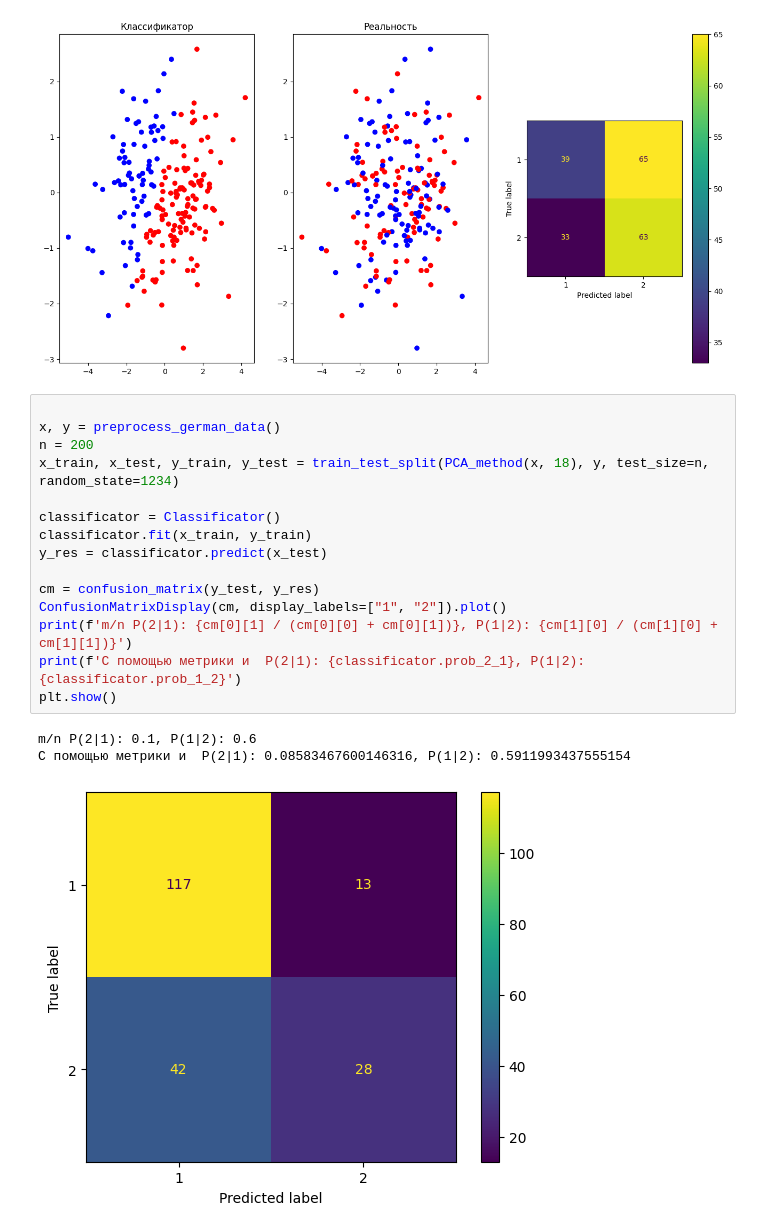
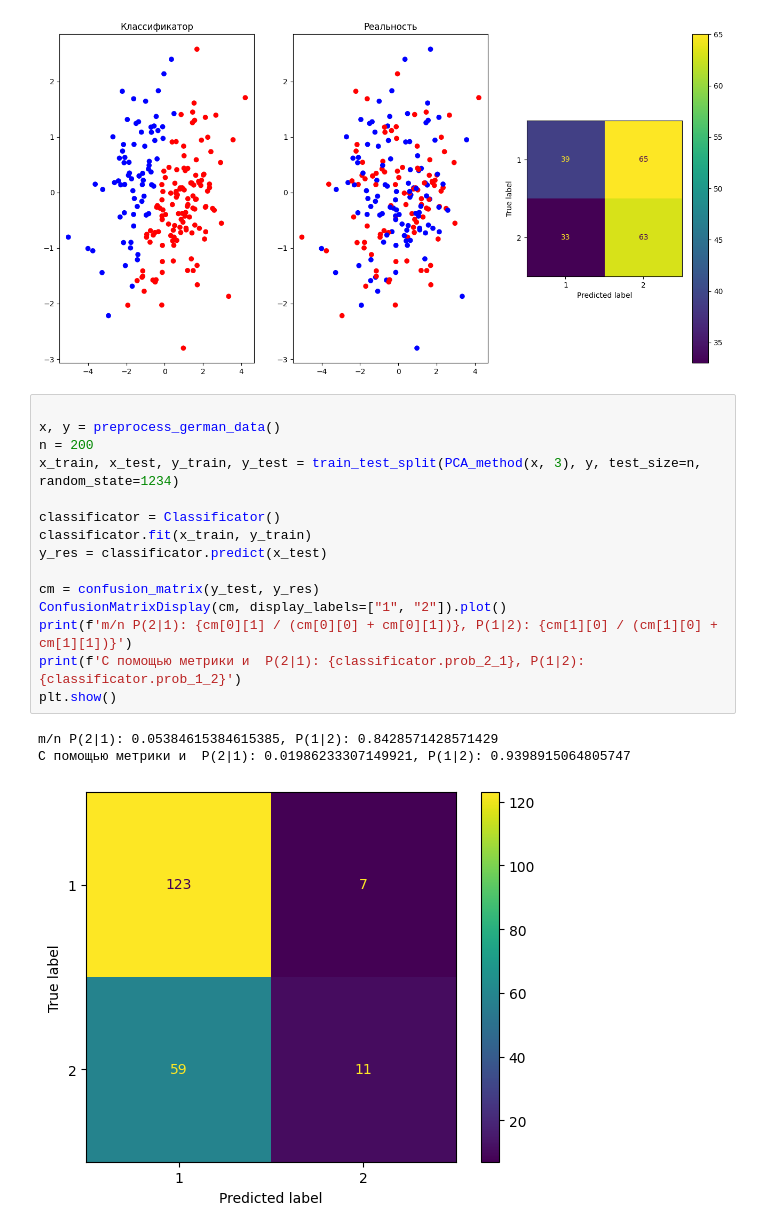
Before and after one commit to DmitryjVeselyj/Stat_Labs, a Jupyter notebook: 2_Lab/main.ipynb, the cells around one changed output. Cells and saved outputs as stored; diff of their text form.

```diff
--- a/2_Lab/main.ipynb
+++ b/2_Lab/main.ipynb
@@ -114,19 +115,19 @@ m/n P(2|1): 0.625, P(1|2): 0.34375
 # %%
 
 x, y = preprocess_german_data()
 n = 200
-x_train, x_test, y_train, y_test = train_test_split(PCA_method(x, 18), y, test_size=n, random_state=1234)
+x_train, x_test, y_train, y_test = train_test_split(PCA_method(x, 3), y, test_size=n, random_state=1234)
 
 classificator = Classificator()
 classificator.fit(x_train, y_train)
 y_res = classificator.predict(x_test)
 
 cm = confusion_matrix(y_test, y_res)
 ConfusionMatrixDisplay(cm, display_labels=["1", "2"]).plot()
 print(f'm/n P(2|1): {cm[0][1] / (cm[0][0] + cm[0][1])}, P(1|2): {cm[1][0] / (cm[1][0] + cm[1][1])}')
 print(f'С помощью метрики и  P(2|1): {classificator.prob_2_1}, P(1|2): {classificator.prob_1_2}')
 plt.show()
 # %% [output]
-m/n P(2|1): 0.1, P(1|2): 0.6
-С помощью метрики и  P(2|1): 0.08583467600146316, P(1|2): 0.5911993437555154
+m/n P(2|1): 0.05384615384615385, P(1|2): 0.8428571428571429
+С помощью метрики и  P(2|1): 0.01986233307149921, P(1|2): 0.9398915064805747
-[figure, old version]
+[figure, new version]
```
Also changed, not shown: parts of 1 cell of this notebook, 3 other files.
